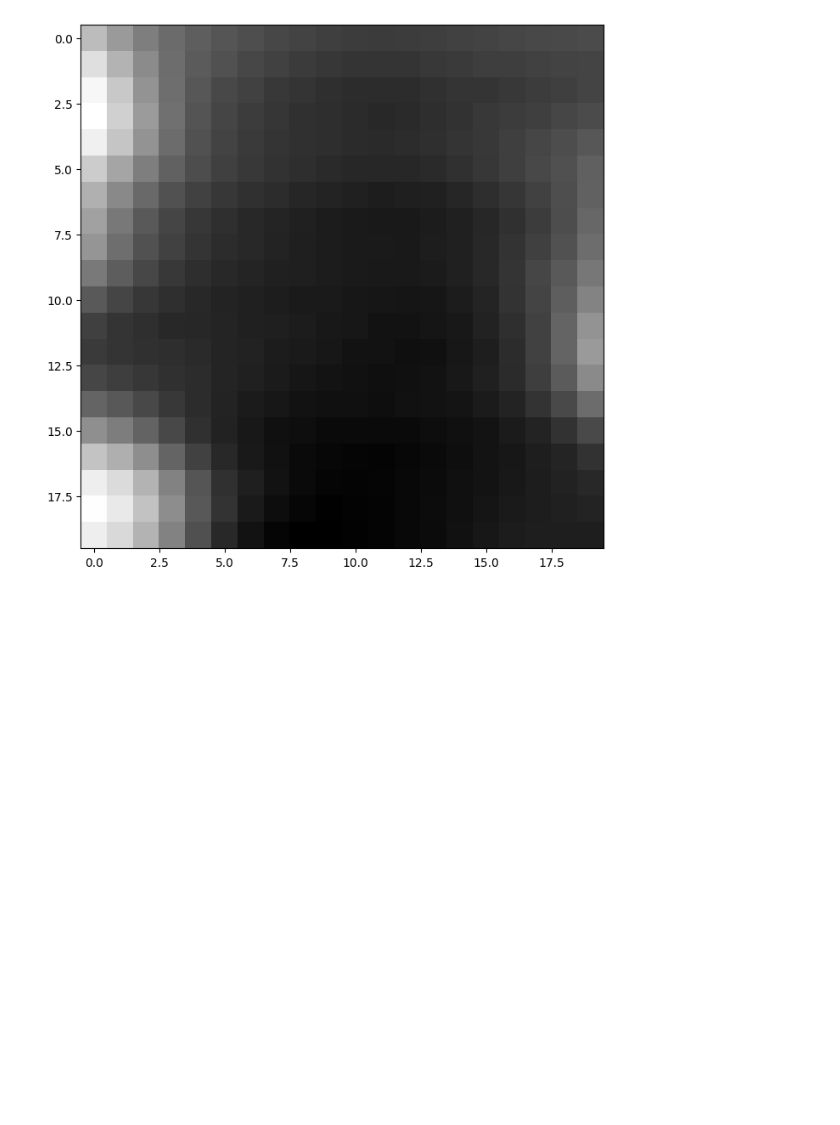
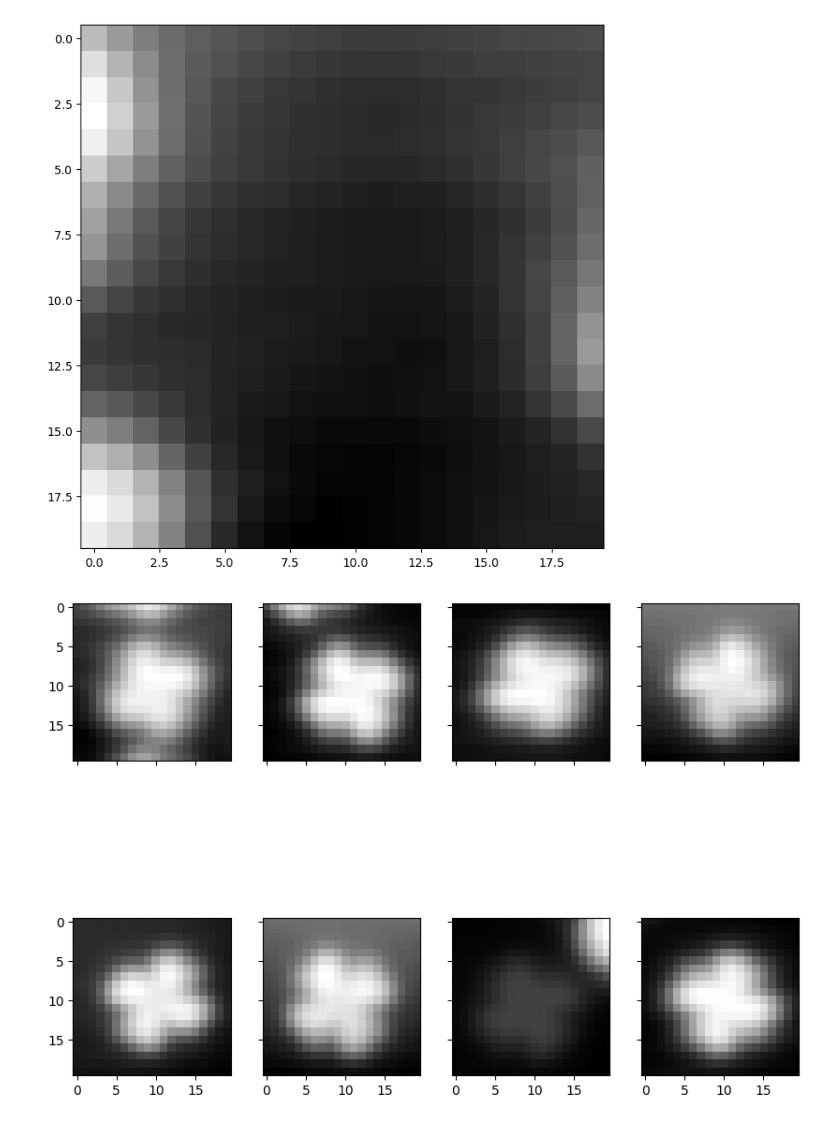
Before and after one commit to massimocipressi/MLPNS_MCipressi, a Jupyter notebook: MPLNS_27_4.ipynb, the cells around one changed output. Drawn from its saved outputs; the diff is of its cells as text; code cells hidden in the pictures; blank space fills up the shorter version.

```diff
--- a/MPLNS_27_4.ipynb
+++ b/MPLNS_27_4.ipynb
@@ -129,3 +129,9 @@ plt.imshow(stmp_neg[0])
 # %% [output]
 <matplotlib.image.AxesImage at 0x...>
 [figure]
+# %%
+fig,ax=plt.subplots(2,4,sharex=True,sharey=True) #creo gli assi solo all'esterno
+for ii in range(8):
+  ax[ii//4,ii%4].imshow(stmp_pos[ii]) #questo serve a selezionare gli indici giusti
+# %% [output]
+[figure, added]
```
Also changed, not shown: parts of 7 cells of this notebook.
